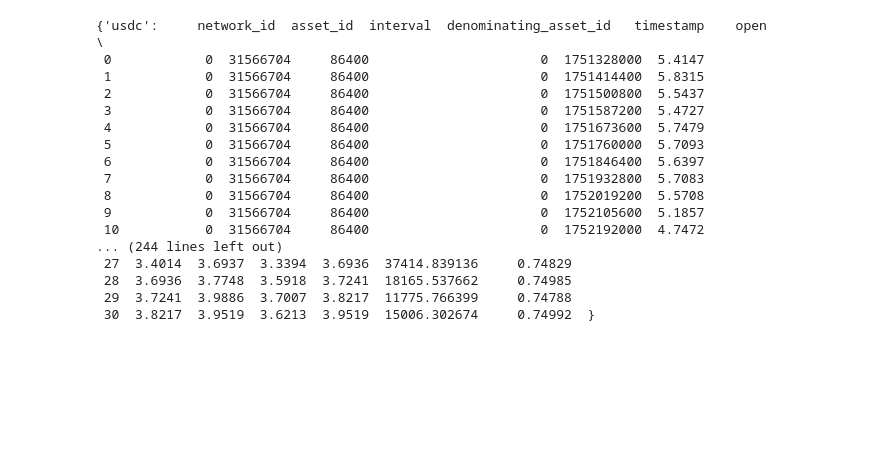
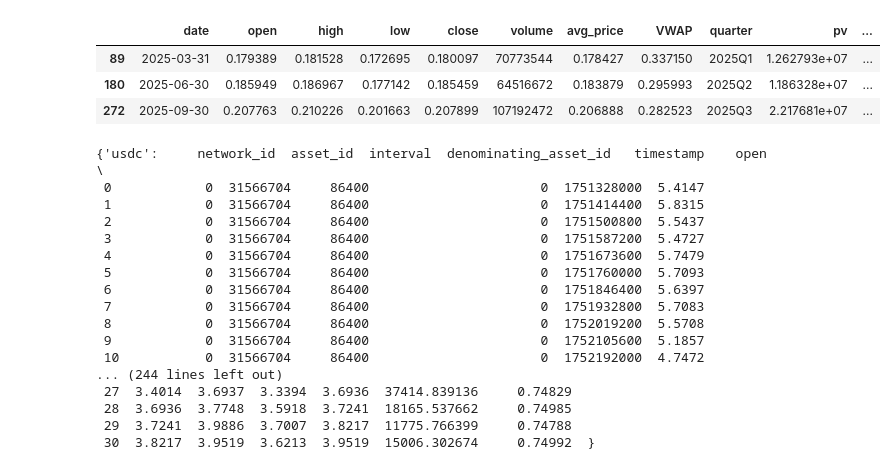
Before and after one commit to MarcLlopart/Algorand-Monthly-Volumes, a Jupyter notebook: volume_calculator.ipynb, the cells around one changed output. Cells and saved outputs as stored; diff of their text form; code cells hidden in the pictures; blank space fills up the shorter version.

```diff
--- a/volume_calculator.ipynb
+++ b/volume_calculator.ipynb
@@ -50,3 +118,23 @@ download_csv('algorand', 'usd')
+# %%
+price_df['date'] = pd.to_datetime(price_df['date'])
+price_df['quarter'] = price_df['date'].dt.to_period('Q')
+price_df['avg_price'] = (price_df['high'] + price_df['low'] + price_df['close'] + price_df['open']) / 4
+
+price_df['pv'] = price_df['avg_price'] * price_df['volume']
+price_df['cumulative_pv'] = price_df.groupby('quarter')['pv'].cumsum()
+price_df['cumulative_volume'] = price_df.groupby('quarter')['volume'].cumsum()
+
+# Calculate VWAP
+price_df['vwap'] = price_df['cumulative_pv'] / price_df['cumulative_volume']
+
+
+price_df_quarter_ends = price_df[pd.to_datetime(price_df['date']).dt.is_quarter_end]
+price_df_quarter_ends
+# %% [output]
+|  | date | open | high | low | close | volume | avg_price | VWAP | quarter | pv | ... |
+| 89 | 2025-03-31 | 0.179389 | 0.181528 | 0.172695 | 0.180097 | 70773544 | 0.178427 | 0.337150 | 2025Q1 | 1.262793e+07 | ... |
+| 180 | 2025-06-30 | 0.185949 | 0.186967 | 0.177142 | 0.185459 | 64516672 | 0.183879 | 0.295993 | 2025Q2 | 1.186328e+07 | ... |
+| 272 | 2025-09-30 | 0.207763 | 0.210226 | 0.201663 | 0.207899 | 107192472 | 0.206888 | 0.282523 | 2025Q3 | 2.217681e+07 | ... |
 # %%
 def date_to_unix_timestamp(start_date_str, end_date_str):
   """
```
Also changed, not shown: parts of 3 cells of this notebook, 12 other files.
